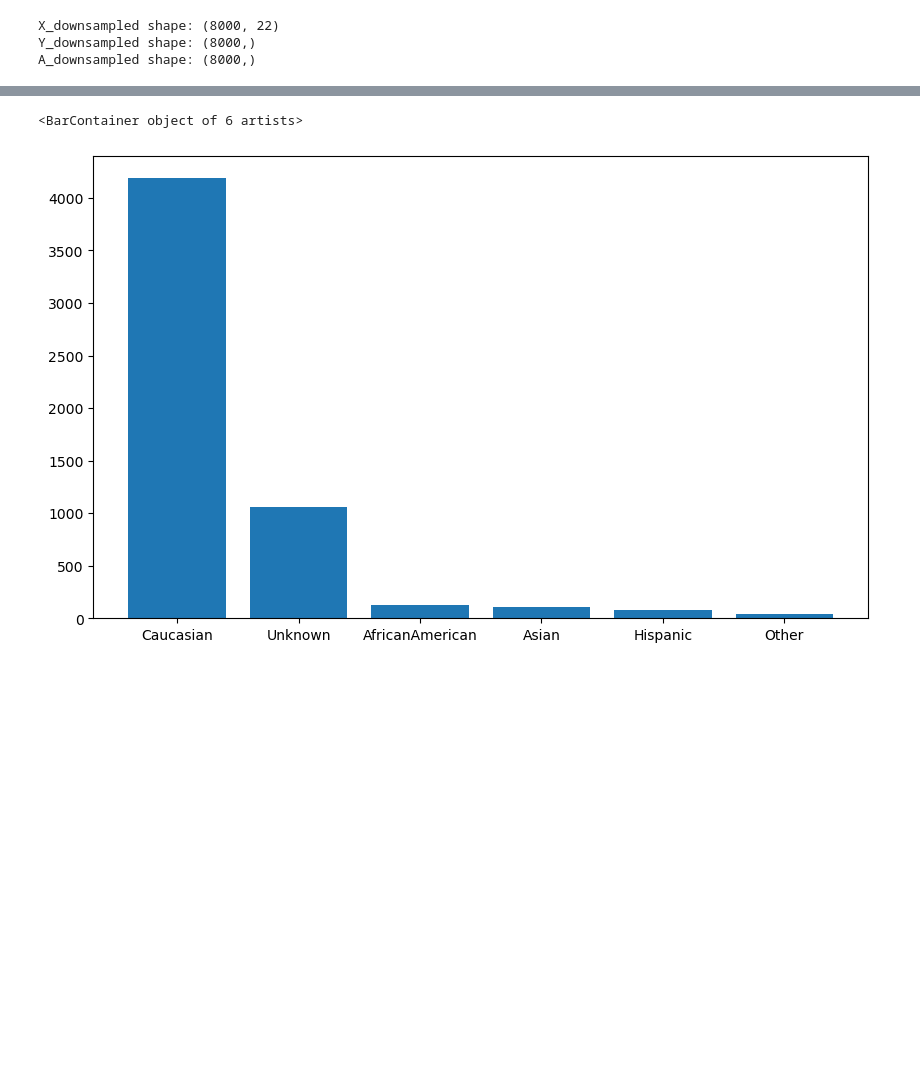
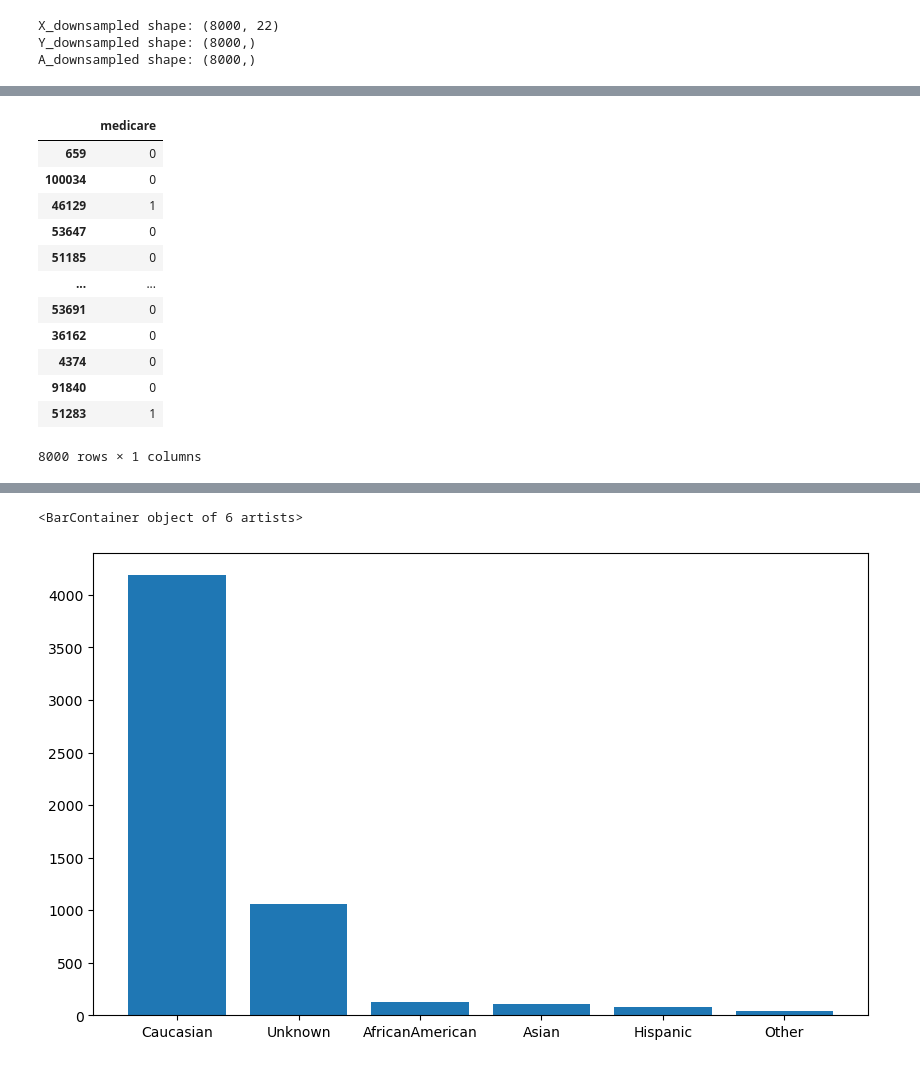
Before and after one commit to tianliiii/Fairlearn, a Jupyter notebook: eval_pipeline.ipynb, the cells around one changed output, grey strips where cells are left out. Drawn from its saved outputs; the diff is of its cells as text; code cells hidden in the pictures; blank space fills up the shorter version.

```diff
--- a/eval_pipeline.ipynb
+++ b/eval_pipeline.ipynb
@@ -75,0 +130,16 @@ Shape after encoding:  (8000, 58)
+# %%
+X_encoded[['medicare']]
+# %% [output]
+|  | medicare |
+| 659 | 0 |
+| 100034 | 0 |
+| 46129 | 1 |
+| 53647 | 0 |
+| 51185 | 0 |
+| ... | ... |
+| 53691 | 0 |
+| 36162 | 0 |
+| 4374 | 0 |
+| 91840 | 0 |
+| 51283 | 1 |
+8000 rows × 1 columns
```
Also changed, not shown: parts of 22 cells of this notebook, 3 other files.
